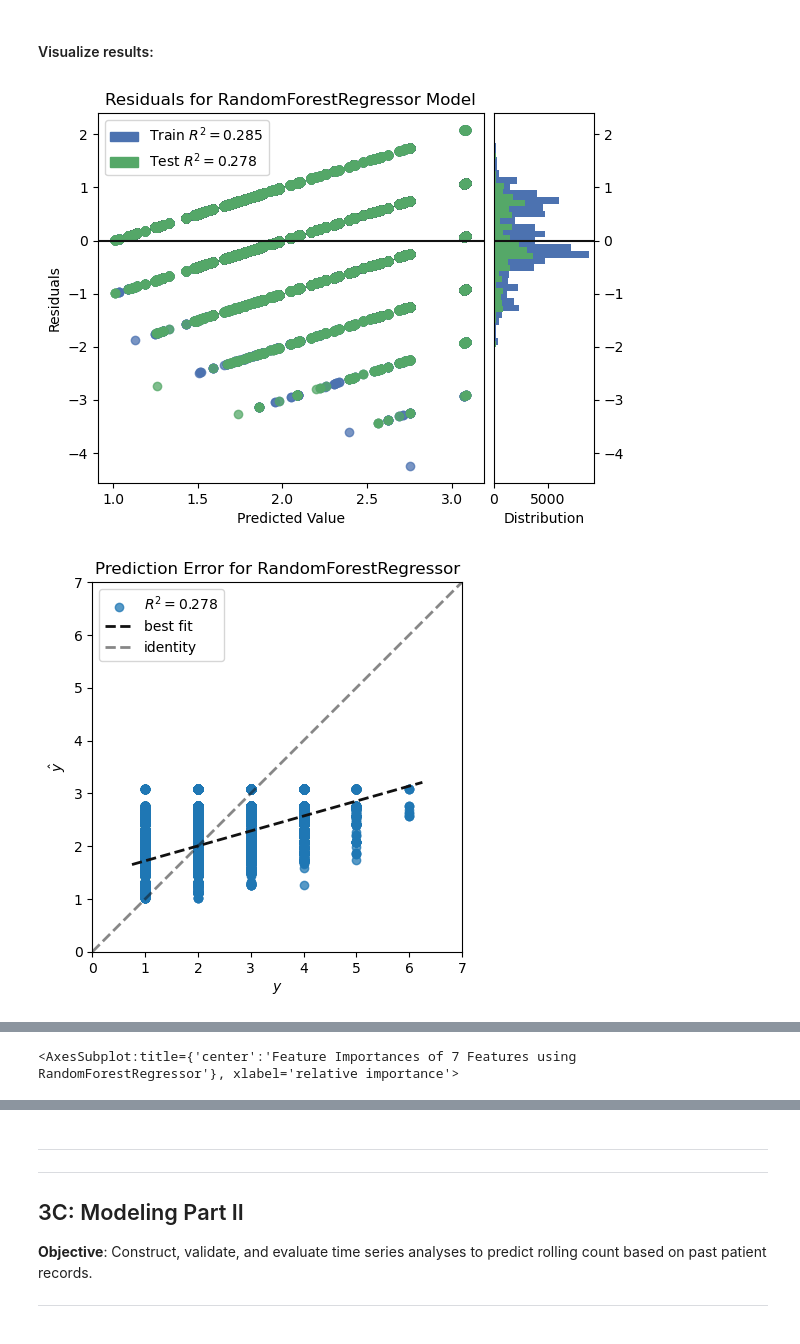
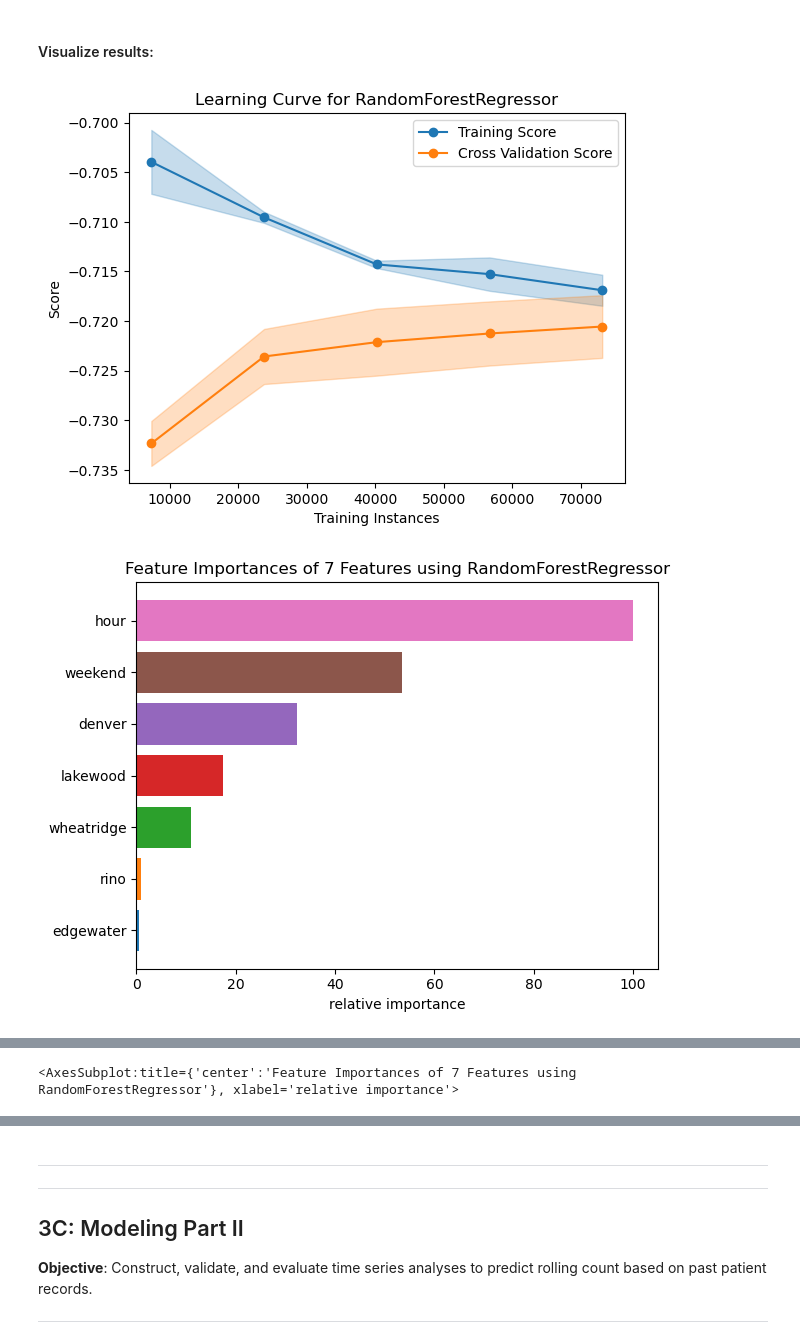
Before and after one commit to rc-9/TecNav, a Jupyter notebook: uc_modeler.ipynb, the cells around one changed output, grey strips where cells are left out. Drawn from its saved outputs; the diff is of its cells as text; code cells hidden in the pictures.

```diff
--- a/uc_modeler.ipynb
+++ b/uc_modeler.ipynb
@@ -188,2 +187,0 @@ y = past_patients_df['needed_num_techs'].copy()
-# %%
-X_train, X_test, y_train, y_test = train_test_split(X, y, test_size=.3, random_state=42)
@@ -246,20 +265,20 @@ The table above shows the scoring of various baseline regression models, evaluat
 # %% [markdown]
 #### Model Tuning (for best baseline performer):
 # %%
-# param_grid = [{
-#     "n_estimators": [40, 70, 100],
-#     "max_depth": [6, 8, 10]
-# }]
+param_grid = [{
+    "n_estimators": [40, 60, 80],
+    "max_depth": [8, 10, 12]
+}]
 
-# gs = GridSearchCV(estimator=RandomForestRegressor(random_state=42), param_grid=param_grid, cv=3)
-# gs.fit(X_train, y_train)
-# rf = gs.best_estimator_
+gs = GridSearchCV(estimator=RandomForestRegressor(random_state=42), param_grid=param_grid, cv=3)
+gs.fit(X_train, y_train)
+rf = gs.best_estimator_
 
-# print(rf)
+print(rf)
 
-# train_pred = rf.predict(X_train)
-# test_pred = rf.predict(X_test)
+train_pred = rf.predict(X_train)
+test_pred = rf.predict(X_test)
 
-# print('RMSE of training set predictions: ', np.sqrt(mean_squared_error(y_train, train_pred)))
-# print('RMSE of test set predictions: ', np.sqrt(mean_squared_error(y_test, test_pred)))
+print('RMSE of training set predictions: ', np.sqrt(mean_squared_error(y_train, train_pred)))
+print('RMSE of test set predictions: ', np.sqrt(mean_squared_error(y_test, test_pred)))
 # %% [output]
@@ -269,2 +287,0 @@ RMSE of test set predictions:  0.7156812843047556
-# %%
-rf = RandomForestRegressor(max_depth=10, random_state=42)  # best model from grid search above
@@ -271,21 +290,19 @@ rf = RandomForestRegressor(max_depth=10, random_state=42)  # best model from gri
 # %% [markdown]
 #### Visualize results:
 # %%
-residuals_plot = ResidualsPlot(rf)
-residuals_plot.fit(X_train, y_train).score(X_test, y_test)
-residuals_plot.show()
+# residuals_plot = ResidualsPlot(rf)
+# residuals_plot.fit(X_train, y_train).score(X_test, y_test)
+# residuals_plot.show()
 
-pred_err_plot = PredictionError(rf)
-pred_err_plot.fit(X_train, y_train).score(X_test, y_test)
-pred_err_plot.show()
+rf.fit(X_train, y_train)
 
-lc = LearningCurve(rf, scoring='neg_root_mean_squared_error', cv=5)
+lc = LearningCurve(rf, scoring='neg_root_mean_squared_error', cv=3)
 lc.fit(X_train, y_train).score(X_test, y_test)
 lc.show()
 
 fi = FeatureImportances(rf)
 fi.fit(X_train, y_train).score(X_test, y_test)
 fi.show()
 # %% [output]
-[figure, old version]
+[figure, new version]
-[figure, old version]
+[figure, new version]
```
Also changed, not shown: parts of 33 cells of this notebook, 1 other file.
